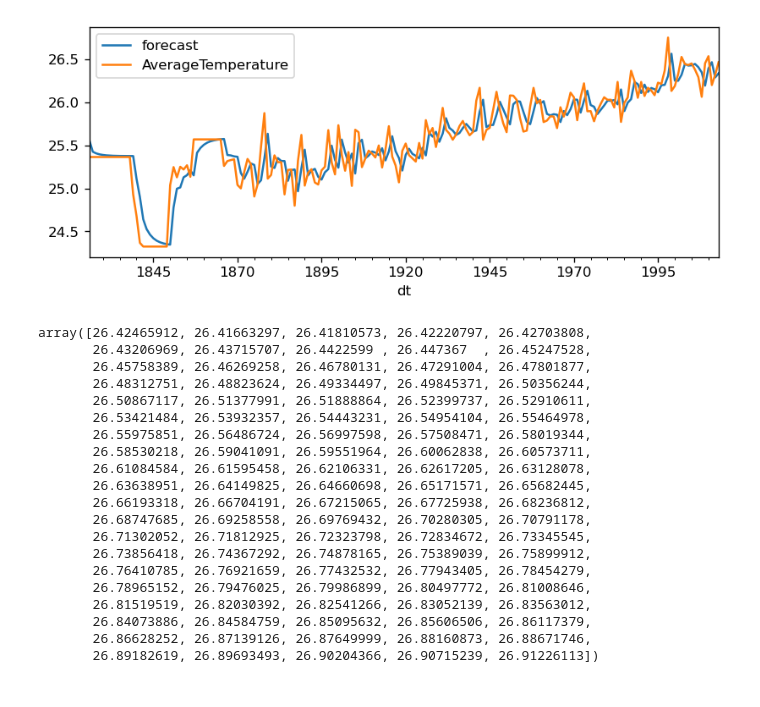
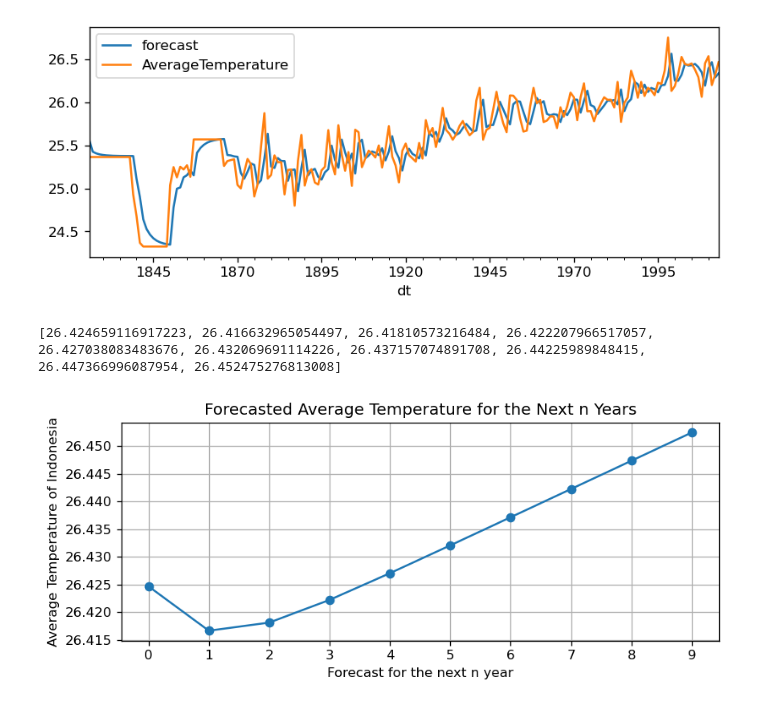
Before and after one commit to EdwardMatthew/Climate-Forecasting, a Jupyter notebook: Analysis/averageTempTrend.ipynb, the cells around one changed output. Cells and saved outputs as stored; diff of their text form; code cells hidden in the pictures.

```diff
--- a/Analysis/averageTempTrend.ipynb
+++ b/Analysis/averageTempTrend.ipynb
@@ -107,27 +107,19 @@ model_fit.plot_predict(dynamic=False)
 plt.show()
 # %% [output]
 [figure]
-# %%
-forecast = model_fit.forecast(steps=100)[0]
-forecast
-# %% [output]
-array([26.42465912, 26.41663297, 26.41810573, 26.42220797, 26.42703808,
-       26.43206969, 26.43715707, 26.4422599 , 26.447367  , 26.45247528,
-       26.45758389, 26.46269258, 26.46780131, 26.47291004, 26.47801877,
-       26.48312751, 26.48823624, 26.49334497, 26.49845371, 26.50356244,
-       26.50867117, 26.51377991, 26.51888864, 26.52399737, 26.52910611,
-       26.53421484, 26.53932357, 26.54443231, 26.54954104, 26.55464978,
-       26.55975851, 26.56486724, 26.56997598, 26.57508471, 26.58019344,
-       26.58530218, 26.59041091, 26.59551964, 26.60062838, 26.60573711,
-       26.61084584, 26.61595458, 26.62106331, 26.62617205, 26.63128078,
-       26.63638951, 26.64149825, 26.64660698, 26.65171571, 26.65682445,
-       26.66193318, 26.66704191, 26.67215065, 26.67725938, 26.68236812,
-       26.68747685, 26.69258558, 26.69769432, 26.70280305, 26.70791178,
-       26.71302052, 26.71812925, 26.72323798, 26.72834672, 26.73345545,
-       26.73856418, 26.74367292, 26.74878165, 26.75389039, 26.75899912,
-       26.76410785, 26.76921659, 26.77432532, 26.77943405, 26.78454279,
-       26.78965152, 26.79476025, 26.79986899, 26.80497772, 26.81008646,
-       26.81519519, 26.82030392, 26.82541266, 26.83052139, 26.83563012,
-       26.84073886, 26.84584759, 26.85095632, 26.85606506, 26.86117379,
-       26.86628252, 26.87139126, 26.87649999, 26.88160873, 26.88671746,
-       26.89182619, 26.89693493, 26.90204366, 26.90715239, 26.91226113])
+# %%
+forecast = model_fit.forecast(steps=10)[0]
+forecast_values = []
+for value in forecast:
+    forecast_values.append(value)
+
+plt.plot(range(0, len(forecast_values)), forecast_values, marker="o")
+plt.xticks(range(0, len(forecast_values)))
+plt.xlabel("Forecast for the next n year")
+plt.ylabel("Average Temperature of Indonesia")
+plt.title("Forecasted Average Temperature for the Next n Years")
+plt.grid()
+print(forecast_values)
+# %% [output]
+[26.424659116917223, 26.416632965054497, 26.41810573216484, 26.422207966517057, 26.427038083483676, 26.432069691114226, 26.437157074891708, 26.44225989848415, 26.447366996087954, 26.452475276813008]
+[figure, added]
```
Also changed, not shown: parts of 1 cell of this notebook, 2 other files.
